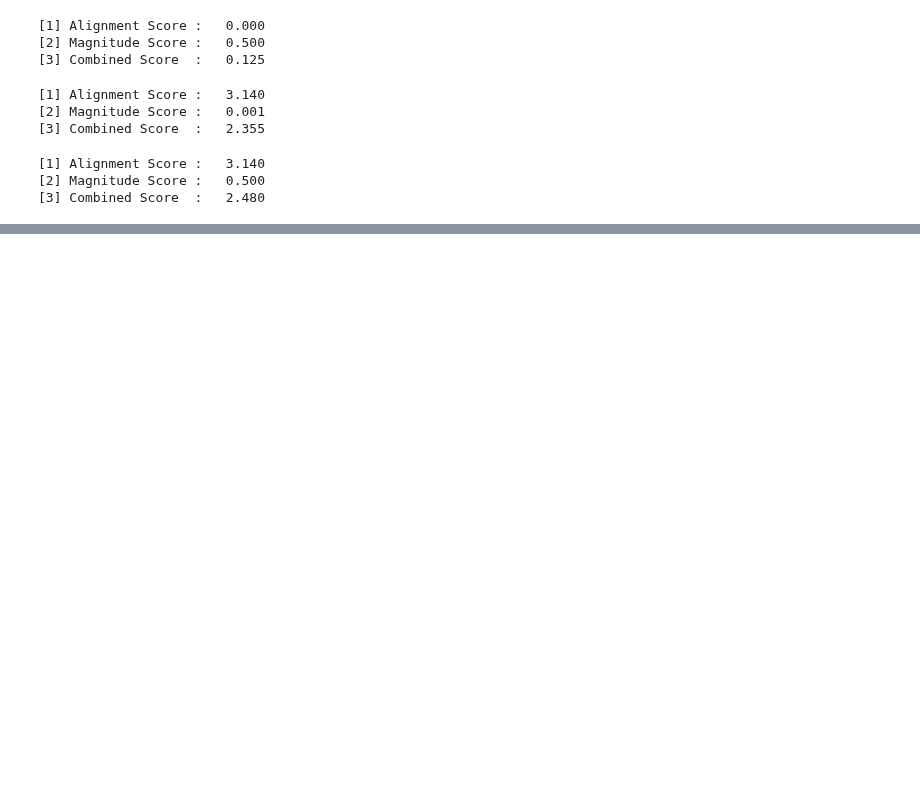
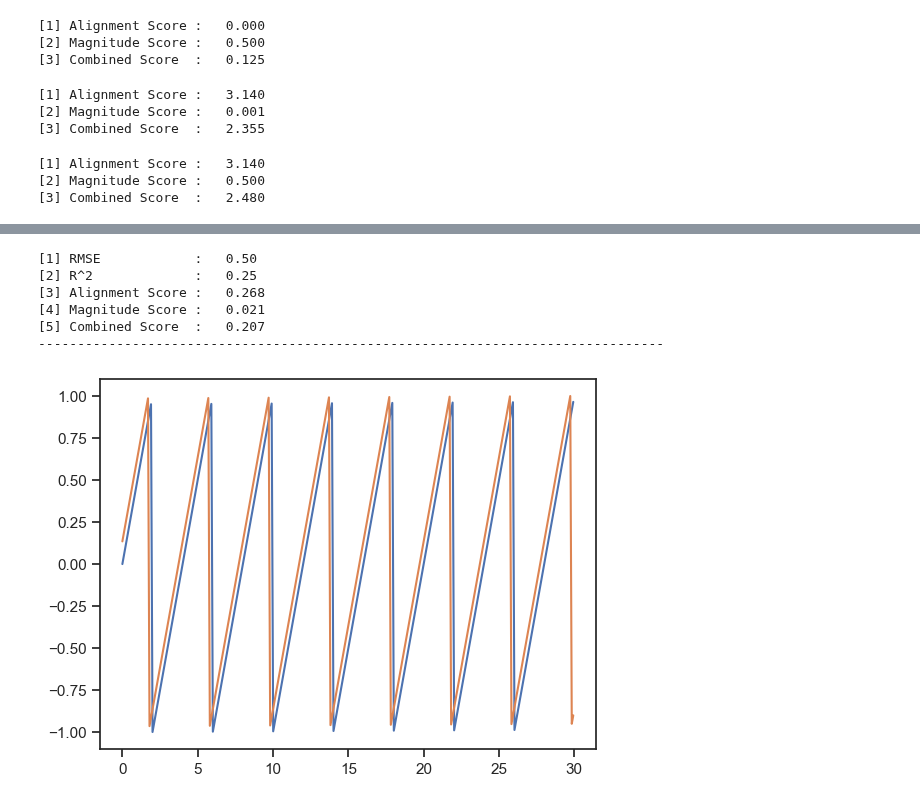
Before and after one commit to ai4er-cdt/earthquake-predictability, a Jupyter notebook: notebooks/PNRD1 - Case Against R^2.ipynb, the cells around one changed output, grey strips where cells are left out. Drawn from its saved outputs; the diff is of its cells as text; code cells hidden in the pictures; blank space fills up the shorter version.

```diff
--- a/notebooks/PNRD1 - Case Against R^2.ipynb
+++ b/notebooks/PNRD1 - Case Against R^2.ipynb
@@ -125,0 +184,30 @@ print(f"[3] Combined Score  :\t{combined_score:.3f}")
+# %%
+y_hat2 = pd.Series(
+    2 * ((x + 0.270) * 0.25 - np.floor(1 / 2 + (x + 0.270) * 0.25)), index=x
+)
+
+(
+    align_score,
+    mag_score,
+    combined_score,
+) = calculate_alignment_and_magnitude_score(y, y_hat2)
+
+print(f"[1] RMSE            :\t{np.sqrt(mean_squared_error(y, y_hat2)):.2f}")
+print(f"[2] R^2             :\t{r2_score(y, y_hat2):.2f}")
+print(f"[3] Alignment Score :\t{align_score[-1]:.3f}")
+print(f"[4] Magnitude Score :\t{mag_score[-1]:.3f}")
+print(f"[5] Combined Score  :\t{combined_score:.3f}")
+print("-" * 80)
+
+plt.plot(x[0:LIMIT], y.iloc[0:LIMIT], label="Actual")
+plt.plot(x[0:LIMIT], y_hat2.iloc[0:LIMIT], label="Predicted")
+
+plt.show()
+# %% [output]
+[1] RMSE            :   0.50
+[2] R^2             :   0.25
+[3] Alignment Score :   0.268
+[4] Magnitude Score :   0.021
+[5] Combined Score  :   0.207
+--------------------------------------------------------------------------------
+[figure, added]
```
Also changed, not shown: parts of 9 cells of this notebook.
